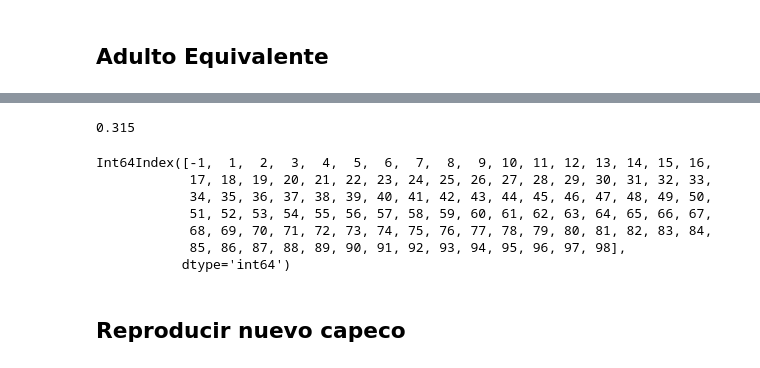
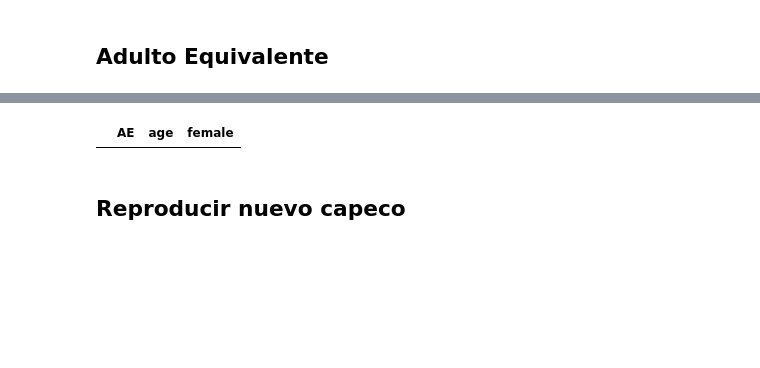
Before and after one commit to alephcero/thesis, a Jupyter notebook: src/modelingAndCoeficients.ipynb, the cells around one changed output, grey strips where cells are left out. Saved outputs shown, nothing was run; the diff lists cells and outputs as text; code cells hidden in the pictures; blank space fills up the shorter version.

Commit message:
Close #12. funcion equivalente implementada

```diff
--- a/src/modelingAndCoeficients.ipynb
+++ b/src/modelingAndCoeficients.ipynb
@@ -338,16 +304,0 @@ def adultoEquivalente():
-# %%
-
-
-(0.28 + 0.35)/2
-# %% [output]
-0.315
-# %%
-ind3t10.age.value_counts().index.sort_values()
-# %% [output]
-Int64Index([-1,  1,  2,  3,  4,  5,  6,  7,  8,  9, 10, 11, 12, 13, 14, 15, 16,
-            17, 18, 19, 20, 21, 22, 23, 24, 25, 26, 27, 28, 29, 30, 31, 32, 33,
-            34, 35, 36, 37, 38, 39, 40, 41, 42, 43, 44, 45, 46, 47, 48, 49, 50,
-            51, 52, 53, 54, 55, 56, 57, 58, 59, 60, 61, 62, 63, 64, 65, 66, 67,
-            68, 69, 70, 71, 72, 73, 74, 75, 76, 77, 78, 79, 80, 81, 82, 83, 84,
-            85, 86, 87, 88, 89, 90, 91, 92, 93, 94, 95, 96, 97, 98],
-           dtype='int64')
@@ -394,2 +305,8 @@ Mujeres de 60 y más años de edad
+# %%
+ind3t10['AE'] = [thesisFunctions.adultoEquivalente(ind3t10.iloc[i,:]) for i in range(ind3t10.shape[0])]
+# %%
+ind3t10.loc[ind3t10.AE.isnull(),['AE','age','female']].head()
+# %% [output]
+|  | AE | age | female |
 # %% [markdown]
 ## Reproducir nuevo capeco
```
Also changed, not shown: parts of 5 cells of this notebook, 1 other file.
